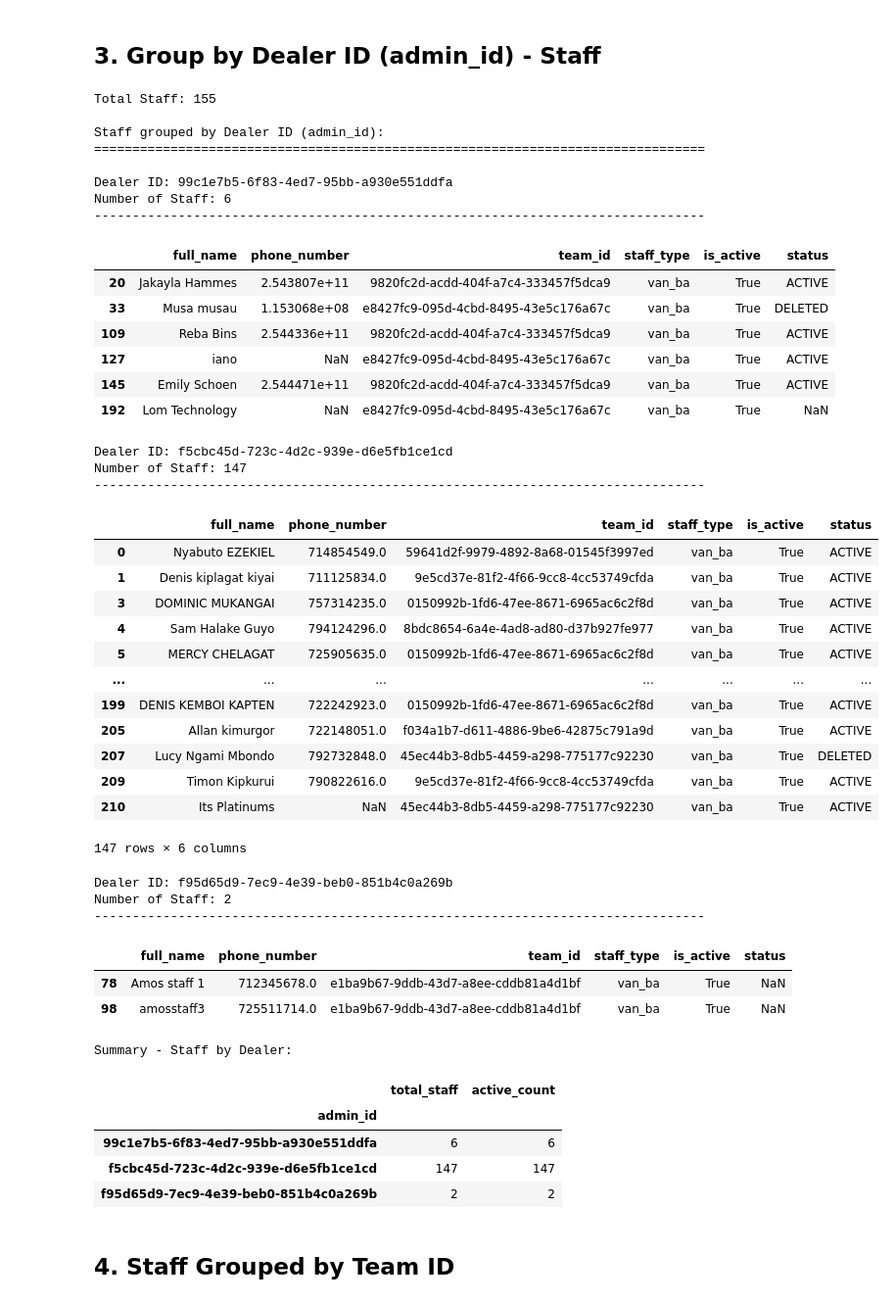
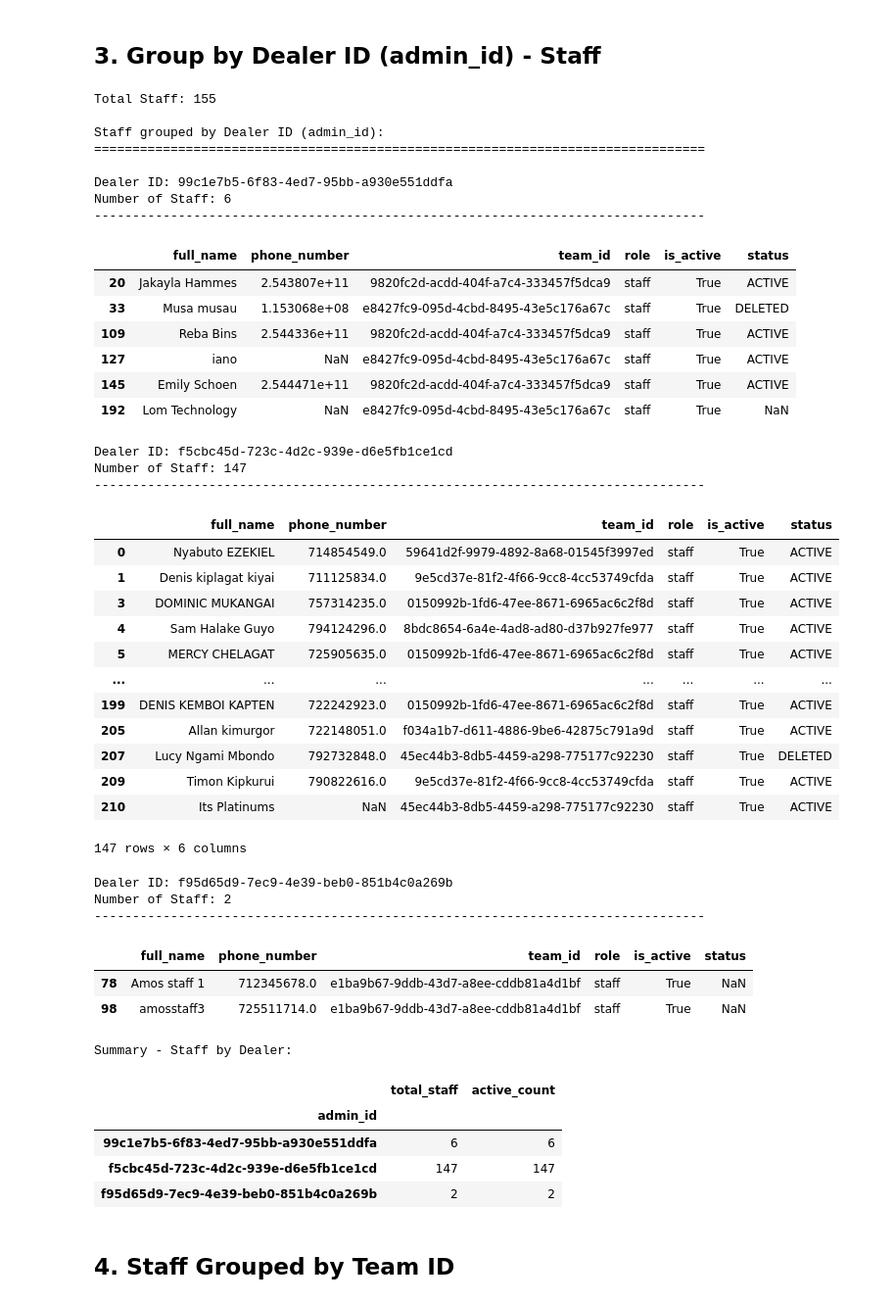
Before and after one commit to Enrique-Mertoe/sim-pro-api, a Jupyter notebook: data-analysis/m.ipynb, the cells around one changed output. Shown: that part at 98% size. Cells and saved outputs as stored; diff of their text form; code cells hidden in the pictures.

```diff
--- a/data-analysis/m.ipynb
+++ b/data-analysis/m.ipynb
@@ -125,60 +125,60 @@ staff = df[df['role'] == 'staff'].copy()
 print(f"\nTotal Staff: {len(staff)}")
 print("\nStaff grouped by Dealer ID (admin_id):")
 print("="*80)
 
 # Group by admin_id
 for admin_id, group in staff.groupby('admin_id'):
     print(f"\nDealer ID: {admin_id}")
     print(f"Number of Staff: {len(group)}")
     print("-"*80)
-    display(group[['full_name', 'phone_number', 'team_id', 'staff_type', 'is_active', 'status']])
+    display(group[['full_name', 'phone_number', 'team_id', 'role', 'is_active', 'status']])
     print()
 
 # Summary statistics
 print("\nSummary - Staff by Dealer:")
 staff_summary = staff.groupby('admin_id').agg({
     'id': 'count',
     'is_active': 'sum'
 }).rename(columns={'id': 'total_staff', 'is_active': 'active_count'})
 display(staff_summary)
 # %% [output]
 Total Staff: 155
 
 Staff grouped by Dealer ID (admin_id):
 ================================================================================
 
 Dealer ID: 99c1e7b5-6f83-4ed7-95bb-a930e551ddfa
 Number of Staff: 6
 --------------------------------------------------------------------------------
-|  | full_name | phone_number | team_id | staff_type | is_active | status |
-| 20 | Jakayla Hammes | 2.543807e+11 | 9820fc2d-acdd-404f-a7c4-333457f5dca9 | van_ba | True | ACTIVE |
-| 33 | Musa musau | 1.153068e+08 | e8427fc9-095d-4cbd-8495-43e5c176a67c | van_ba | True | DELETED |
-| 109 | Reba Bins | 2.544336e+11 | 9820fc2d-acdd-404f-a7c4-333457f5dca9 | van_ba | True | ACTIVE |
-| 127 | iano | NaN | e8427fc9-095d-4cbd-8495-43e5c176a67c | van_ba | True | ACTIVE |
-| 145 | Emily Schoen | 2.544471e+11 | 9820fc2d-acdd-404f-a7c4-333457f5dca9 | van_ba | True | ACTIVE |
-| 192 | Lom Technology | NaN | e8427fc9-095d-4cbd-8495-43e5c176a67c | van_ba | True | NaN |
+|  | full_name | phone_number | team_id | role | is_active | status |
+| 20 | Jakayla Hammes | 2.543807e+11 | 9820fc2d-acdd-404f-a7c4-333457f5dca9 | staff | True | ACTIVE |
+| 33 | Musa musau | 1.153068e+08 | e8427fc9-095d-4cbd-8495-43e5c176a67c | staff | True | DELETED |
+| 109 | Reba Bins | 2.544336e+11 | 9820fc2d-acdd-404f-a7c4-333457f5dca9 | staff | True | ACTIVE |
+| 127 | iano | NaN | e8427fc9-095d-4cbd-8495-43e5c176a67c | staff | True | ACTIVE |
+| 145 | Emily Schoen | 2.544471e+11 | 9820fc2d-acdd-404f-a7c4-333457f5dca9 | staff | True | ACTIVE |
+| 192 | Lom Technology | NaN | e8427fc9-095d-4cbd-8495-43e5c176a67c | staff | True | NaN |
 Dealer ID: f5cbc45d-723c-4d2c-939e-d6e5fb1ce1cd
 Number of Staff: 147
 --------------------------------------------------------------------------------
-|  | full_name | phone_number | team_id | staff_type | is_active | status |
-| 0 | Nyabuto EZEKIEL | 714854549.0 | 59641d2f-9979-4892-8a68-01545f3997ed | van_ba | True | ACTIVE |
-| 1 | Denis kiplagat kiyai | 711125834.0 | 9e5cd37e-81f2-4f66-9cc8-4cc53749cfda | van_ba | True | ACTIVE |
-| 3 | DOMINIC MUKANGAI | 757314235.0 | 0150992b-1fd6-47ee-8671-6965ac6c2f8d | van_ba | True | ACTIVE |
-| 4 | Sam Halake Guyo | 794124296.0 | 8bdc8654-6a4e-4ad8-ad80-d37b927fe977 | van_ba | True | ACTIVE |
-| 5 | MERCY CHELAGAT | 725905635.0 | 0150992b-1fd6-47ee-8671-6965ac6c2f8d | van_ba | True | ACTIVE |
+|  | full_name | phone_number | team_id | role | is_active | status |
+| 0 | Nyabuto EZEKIEL | 714854549.0 | 59641d2f-9979-4892-8a68-01545f3997ed | staff | True | ACTIVE |
+| 1 | Denis kiplagat kiyai | 711125834.0 | 9e5cd37e-81f2-4f66-9cc8-4cc53749cfda | staff | True | ACTIVE |
+| 3 | DOMINIC MUKANGAI | 757314235.0 | 0150992b-1fd6-47ee-8671-6965ac6c2f8d | staff | True | ACTIVE |
+| 4 | Sam Halake Guyo | 794124296.0 | 8bdc8654-6a4e-4ad8-ad80-d37b927fe977 | staff | True | ACTIVE |
+| 5 | MERCY CHELAGAT | 725905635.0 | 0150992b-1fd6-47ee-8671-6965ac6c2f8d | staff | True | ACTIVE |
 | ... | ... | ... | ... | ... | ... | ... |
-| 199 | DENIS KEMBOI KAPTEN | 722242923.0 | 0150992b-1fd6-47ee-8671-6965ac6c2f8d | van_ba | True | ACTIVE |
-| 205 | Allan kimurgor | 722148051.0 | f034a1b7-d611-4886-9be6-42875c791a9d | van_ba | True | ACTIVE |
-| 207 | Lucy Ngami Mbondo | 792732848.0 | 45ec44b3-8db5-4459-a298-775177c92230 | van_ba | True | DELETED |
-| 209 | Timon Kipkurui | 790822616.0 | 9e5cd37e-81f2-4f66-9cc8-4cc53749cfda | van_ba | True | ACTIVE |
-| 210 | Its Platinums | NaN | 45ec44b3-8db5-4459-a298-775177c92230 | van_ba | True | ACTIVE |
+| 199 | DENIS KEMBOI KAPTEN | 722242923.0 | 0150992b-1fd6-47ee-8671-6965ac6c2f8d | staff | True | ACTIVE |
+| 205 | Allan kimurgor | 722148051.0 | f034a1b7-d611-4886-9be6-42875c791a9d | staff | True | ACTIVE |
+| 207 | Lucy Ngami Mbondo | 792732848.0 | 45ec44b3-8db5-4459-a298-775177c92230 | staff | True | DELETED |
+| 209 | Timon Kipkurui | 790822616.0 | 9e5cd37e-81f2-4f66-9cc8-4cc53749cfda | staff | True | ACTIVE |
+| 210 | Its Platinums | NaN | 45ec44b3-8db5-4459-a298-775177c92230 | staff | True | ACTIVE |
 147 rows × 6 columns
 Dealer ID: f95d65d9-7ec9-4e39-beb0-851b4c0a269b
 Number of Staff: 2
 --------------------------------------------------------------------------------
-|  | full_name | phone_number | team_id | staff_type | is_active | status |
-| 78 | Amos staff 1 | 712345678.0 | e1ba9b67-9ddb-43d7-a8ee-cddb81a4d1bf | van_ba | True | NaN |
-| 98 | amosstaff3 | 725511714.0 | e1ba9b67-9ddb-43d7-a8ee-cddb81a4d1bf | van_ba | True | NaN |
+|  | full_name | phone_number | team_id | role | is_active | status |
+| 78 | Amos staff 1 | 712345678.0 | e1ba9b67-9ddb-43d7-a8ee-cddb81a4d1bf | staff | True | NaN |
+| 98 | amosstaff3 | 725511714.0 | e1ba9b67-9ddb-43d7-a8ee-cddb81a4d1bf | staff | True | NaN |
 Summary - Staff by Dealer:
 |  | total_staff | active_count |
 | admin_id |  |  |
```
Also changed, not shown: parts of 2 cells of this notebook, 3 other files.
